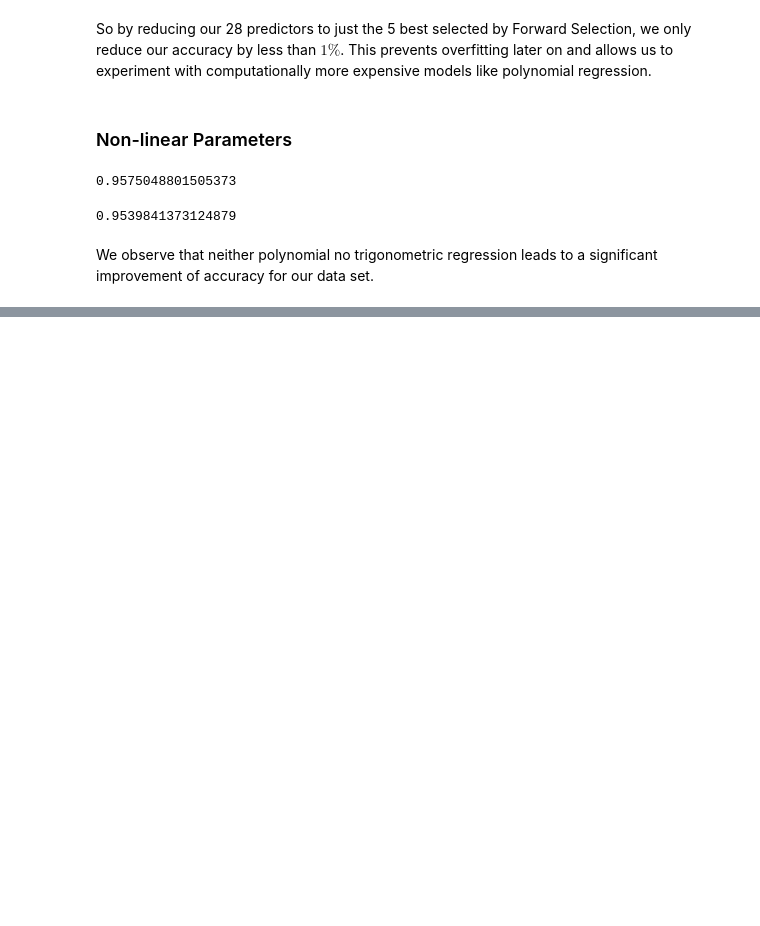
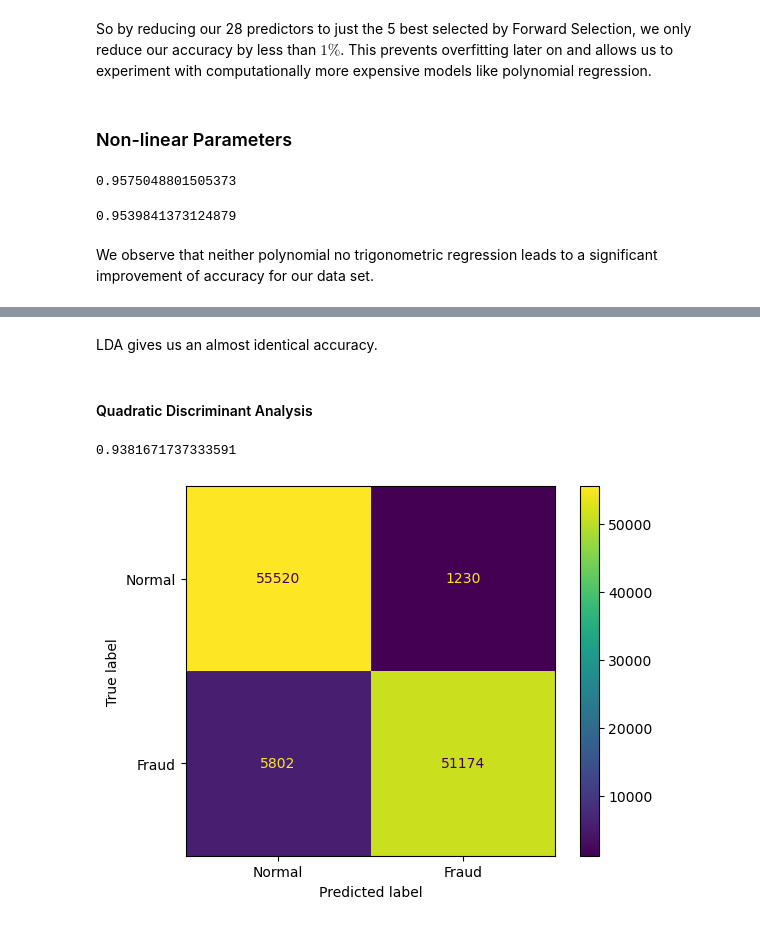
Before and after one commit to PhoenixSmaug/Classification-Guide, a Jupyter notebook: guide.ipynb, the cells around one changed output, grey strips where cells are left out. Cells and saved outputs as stored; diff of their text form; code cells hidden in the pictures; blank space fills up the shorter version.

```diff
--- a/guide.ipynb
+++ b/guide.ipynb
@@ -247,0 +291,18 @@ We observe that neither polynomial no trigonometric regression leads to a signif
+# %% [markdown]
+LDA gives us an almost identical accuracy.
+# %% [markdown]
+#### Quadratic Discriminant Analysis
+# %%
+qda = sl.discriminant_analysis.QuadraticDiscriminantAnalysis(store_covariance=True)
+qda.fit(X_train, y_train)
+prediction = (qda.predict(X_test) >= 0.5).astype(int)
+
+print(sl.metrics.accuracy_score(y_test, prediction))
+
+cm = sl.metrics.confusion_matrix(y_test, prediction)
+disp = sl.metrics.ConfusionMatrixDisplay(confusion_matrix=cm, display_labels=['Normal', 'Fraud'])
+disp.plot()
+plt.show()
+# %% [output]
+0.9381671737333591
+[figure, added]
```
Also changed, not shown: parts of 28 cells of this notebook, 1 other file.
